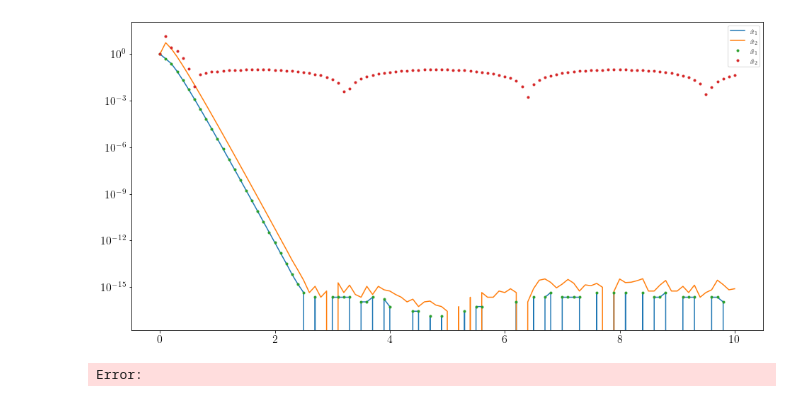
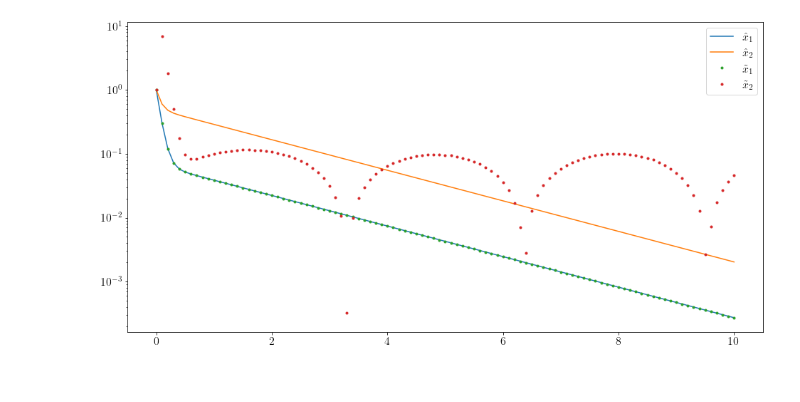
Before and after one commit to oliveras/Optimal_Estimation_and_Control_Spring_2022, a Jupyter notebook: Luenberger_Observer_Example.ipynb, the cells around one changed output. Cells and saved outputs as stored; diff of their text form; code cells hidden in the pictures.

```diff
--- a/Luenberger_Observer_Example.ipynb
+++ b/Luenberger_Observer_Example.ipynb
@@ -26,0 +44,9 @@ In the section below, we define the
+# %%
+# Define the matrices for the model.
+A = np.array([[0., 1.],[0., 0.]]);
+B = np.array([[0.],[1.]]);
+C = np.array([[0,1]])
+
+# Define the input control
+def u(t):
+    return np.array([[-np.sin(t)]])
@@ -93,0 +195,33 @@ SUCCESS!
+# %%
+# Set up the parameters for model.
+t0 = 0;
+tf = 10;
+numSteps = 101
+tV = np.linspace(t0,tf,numSteps)
+dt = tV[1]-tV[0]
+x0 = np.array([[1],[1]])
+
+
+# Initialize the true state vector
+x = np.zeros((numSteps,2,1));
+x[0,:,:] = x0
+
+# Initialize the estimated state via the observer (xHat) and via finite-differences (xEst)
+xHat = np.zeros((numSteps,2,1))
+xEst = np.zeros((numSteps,2,1))
+
+
+# Simulate the system and build the estimates
+for j in range(0,numSteps-1):
+    # Simulating the True System
+    t = tV[j];
+    x[j+1,:,:] = x[j,:,:] + dt*(A@x[j,:,:] + B@u(t))
+
+    # Get the observation
+    y = C@x[j,:,:]
+
+    # Build the estimation of xHat
+    xHat[j+1,:,:] = xHat[j,:,:] + dt*(F@xHat[j,:,:] + G@u(t) + H@y)
+
+    # Using finite differences to estimate the velocity (just for fun)
+    xEst[j+1,:,:] = xHat[j+1,:,:]; xEst[j+1,1,:] = (xHat[j+1,0,:]-xHat[j,0,:])/dt
@@ -119,15 +256,14 @@ Error:
 # %%
 plt.figure(figsize=(16, 8))
 
 plt.rc('xtick', labelsize=16)
 plt.rc('ytick', labelsize=16)
 
 # Plot the actual trajectories for the position and velocity
 plt.semilogy(tV,np.abs(x.reshape(numSteps,2)-xHat.reshape(numSteps,2)))
 
 plt.semilogy(tV,np.abs(x.reshape(numSteps,2)-xEst.reshape(numSteps,2)),'.')
-plt.legend([r'$\hat{x}_1$',r'$\hat{x}_2$',r'$\tilde{x}_1$',r'$\tilde{x}_2$'])
+plt.legend([r'$\hat{x}_1$',r'$\hat{x}_2$',r'$\tilde{x}_1$',r'$\tilde{x}_2$'],fontsize=16)
 plt.show()
 # %% [output]
-[figure, old version]
+[figure, new version]
-Error:
```
Also changed, not shown: parts of 19 cells of this notebook, 1 other file.
